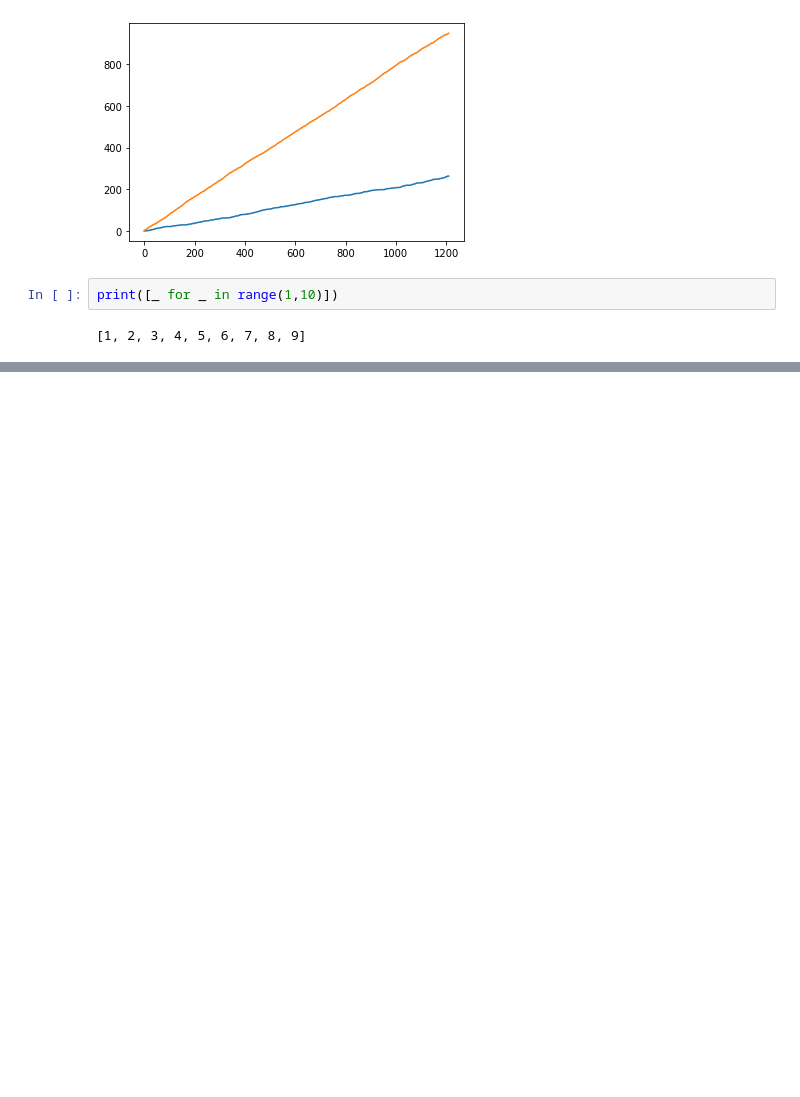
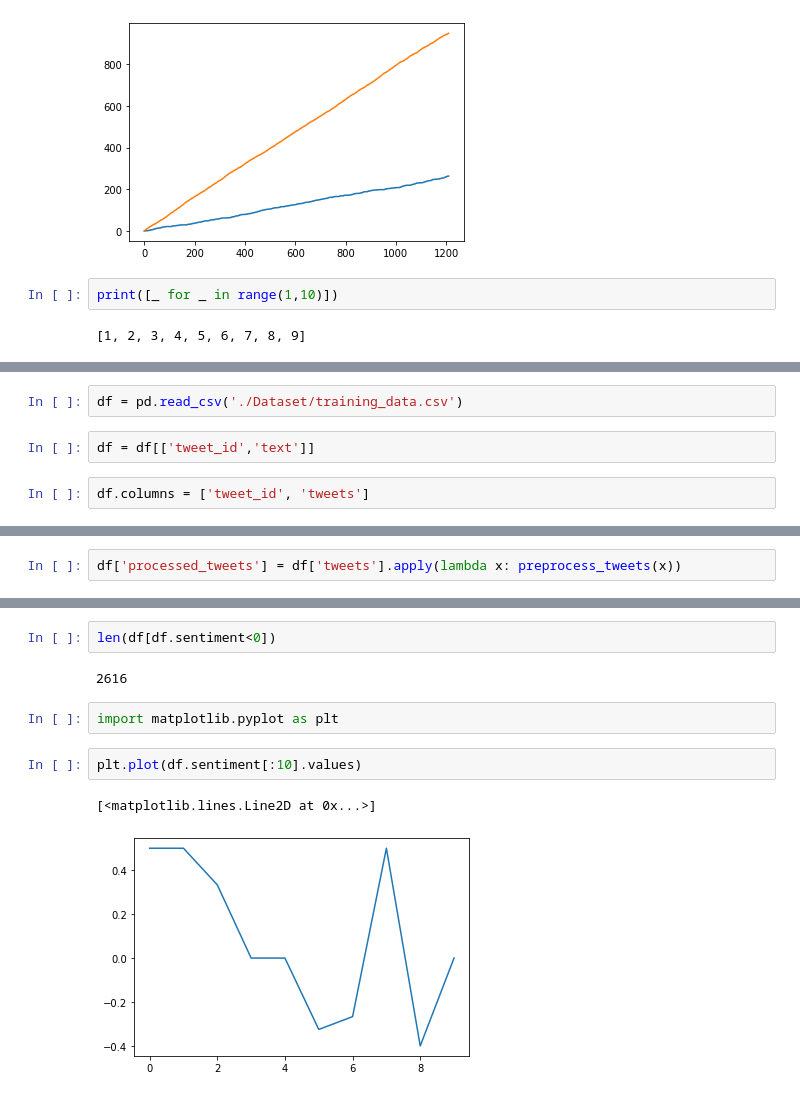
Before and after one commit to SinAustin/Twitter-Feeler, a Jupyter notebook: twittersentiment/datascience/dataframe and sentiment analysis.ipynb, the cells around one changed output, grey strips where cells are left out. Saved outputs shown, nothing was run; the diff lists cells and outputs as text; blank space fills up the shorter version.

Commit message:
added more sentiment value returns and edited graphs page

```diff
--- a/twittersentiment/datascience/dataframe and sentiment analysis.ipynb
+++ b/twittersentiment/datascience/dataframe and sentiment analysis.ipynb
@@ -213,0 +263,6 @@ print([_ for _ in range(1,10)])
+# %%
+df = pd.read_csv('./Dataset/training_data.csv')
+# %%
+df = df[['tweet_id','text']]
+# %%
+df.columns = ['tweet_id', 'tweets']
@@ -213,0 +285,2 @@ print([_ for _ in range(1,10)])
+# %%
+df['processed_tweets'] = df['tweets'].apply(lambda x: preprocess_tweets(x))
@@ -213,0 +326,11 @@ print([_ for _ in range(1,10)])
+# %%
+len(df[df.sentiment<0])
+# %% [output]
+2616
+# %%
+import matplotlib.pyplot as plt
+# %%
+plt.plot(df.sentiment[:10].values)
+# %% [output]
+[<matplotlib.lines.Line2D at 0x...>]
+[figure, added]
```
Also changed, not shown: parts of 31 cells of this notebook, 6 other files.
